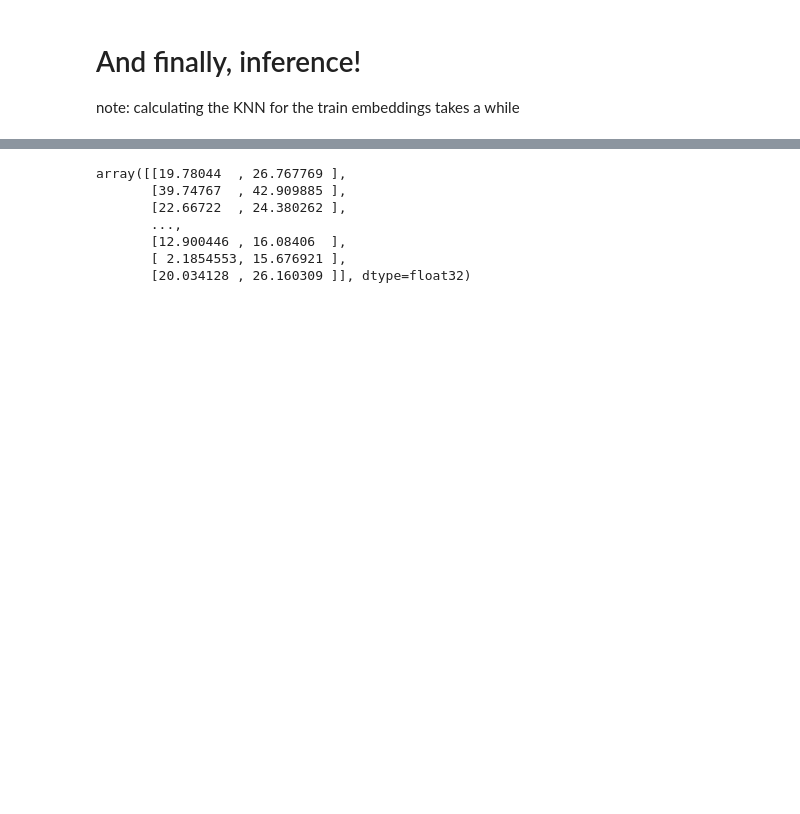
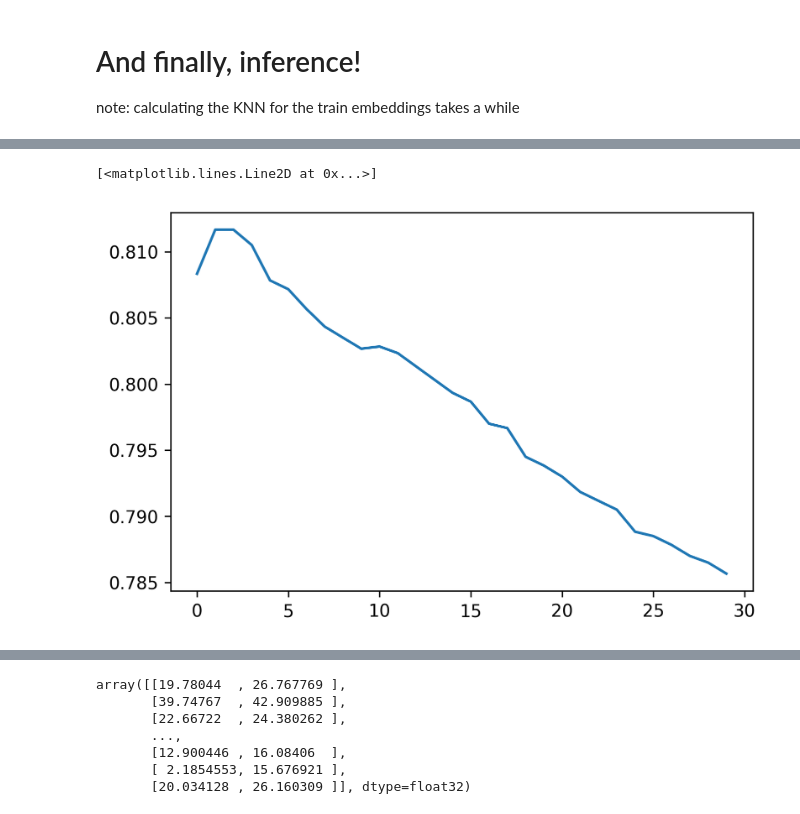
Before and after one commit to lev1ayz/DistributedDeepFakeDetection, a Jupyter notebook: Knn_and_Linear_eval.ipynb, the cells around one changed output, grey strips where cells are left out. Saved outputs shown, nothing was run; the diff lists cells and outputs as text; code cells hidden in the pictures; blank space fills up the shorter version.

```diff
--- a/Knn_and_Linear_eval.ipynb
+++ b/Knn_and_Linear_eval.ipynb
@@ -849,0 +711,5 @@ eval_model_knns(div_tm.cpu(), tr, train_nn_div, train_knns_div,k=2)
+# %%
+undvaccs=[]
+for k in range(1,31):
+    preds = (test_knns[:,:k].mean(axis=1)<np.quantile(test_knns[:,:k],0.44)).astype(int)#np.quantile(test_knns_div[:,:k],0.44)
+    undvaccs.append(((torch.Tensor(preds)==(trs)).sum()/len(trs)).item())
@@ -849,0 +741,5 @@ eval_model_knns(div_tm.cpu(), tr, train_nn_div, train_knns_div,k=2)
+# %%
+plt.plot(range(30),undvaccs)
+# %% [output]
+[<matplotlib.lines.Line2D at 0x...>]
+[figure, added]
```
Also changed, not shown: parts of 48 cells of this notebook, 15 other files.
